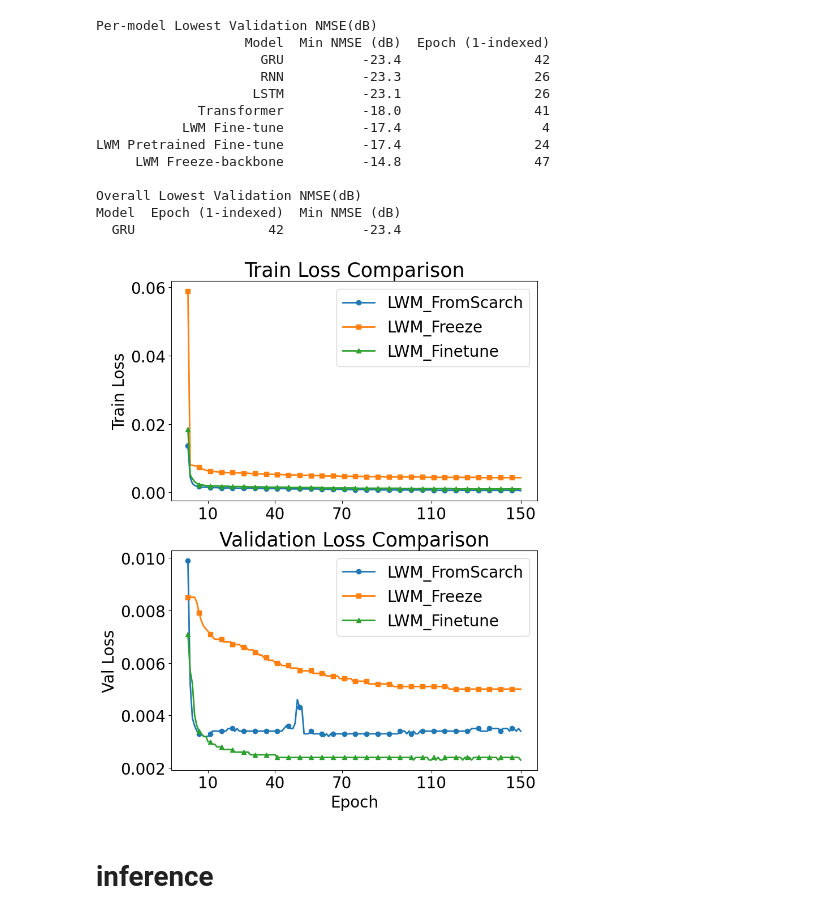
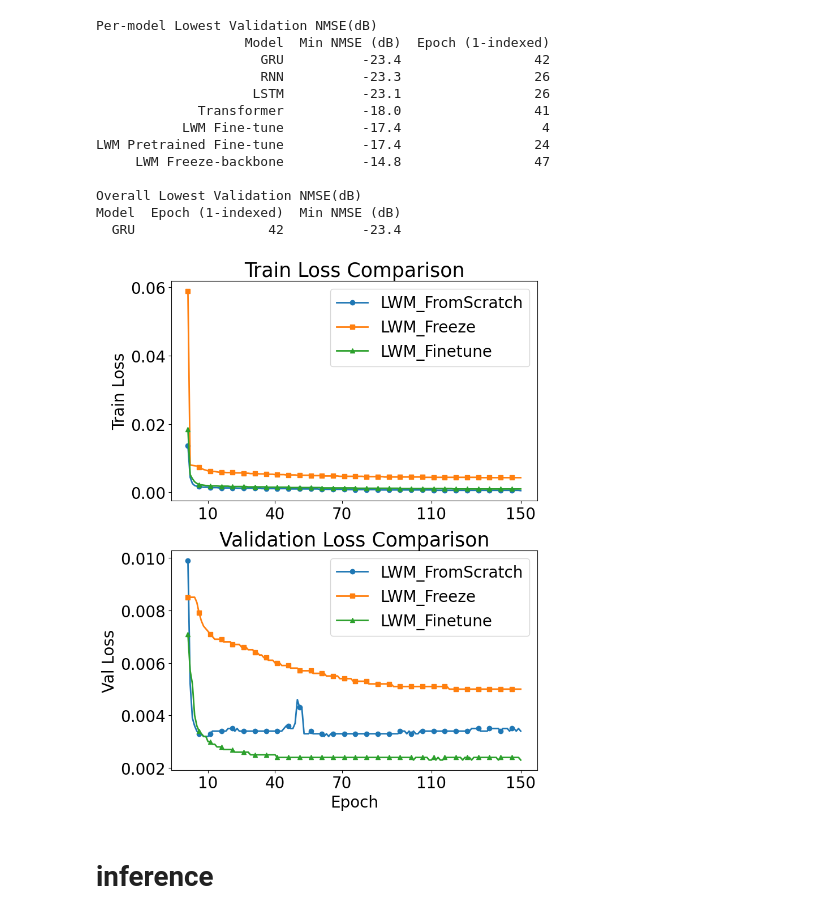
Before and after one commit to yuknow01/LWM, a Jupyter notebook: visualization6_final.ipynb, the cells around one changed output. Drawn from its saved outputs; the diff is of its cells as text; code cells hidden in the pictures.

```diff
--- a/visualization6_final.ipynb
+++ b/visualization6_final.ipynb
@@ -380,7 +380,7 @@ epochs = list(range(1, 151))
 
 # Combined metrics for each model including train_loss
 metrics = {
-    'LWM_FromScrach': {
+    'LWM_FromScratch': {
         'train_loss': [
             0.0144, 0.0043, 0.0027, 0.0021, 0.0018, 0.0017, 0.0016, 0.0015, 0.0015, 0.0014,
             0.0014, 0.0014, 0.0014, 0.0013, 0.0013, 0.0013, 0.0013, 0.0013, 0.0012, 0.0012,
@@ -1001,7 +1001,7 @@ epochs = list(range(1, 151))
 
 # Combined metrics for each model including train_loss
 metrics = {
-    'LWM_FromScarch': {
+    'LWM_FromScratch': {
         'train_loss': [
             0.0137, 0.0044, 0.0026, 0.0020, 0.0018, 0.0017, 0.0016, 0.0015, 0.0015, 0.0015,
             0.0014, 0.0014, 0.0014, 0.0014, 0.0013, 0.0013, 0.0013, 0.0013, 0.0013, 0.0013,
@@ -1128,34 +1128,34 @@ legend_fontsize = 20
 fig, axes = plt.subplots(2, 1, figsize=(8, 10), sharex=True)
 
 # Train Loss
 axes[0].set_title('Train Loss Comparison', fontsize=title_fontsize)
 for (name, m), marker in zip(metrics.items(), markers):
     axes[0].plot(epochs, m['train_loss'], label=name, lw=2, marker=marker, markevery=5)
 axes[0].set_ylabel('Train Loss', fontsize=label_fontsize)
 axes[0].legend(fontsize=legend_fontsize)
 axes[0].tick_params(axis='both', labelsize=label_fontsize)
 
 # Validation Loss
 axes[1].set_title('Validation Loss Comparison', fontsize=title_fontsize)
 for (name, m), marker in zip(metrics.items(), markers):
     axes[1].plot(epochs, m['val_loss'], label=name, lw=2, marker=marker, markevery=5)
 axes[1].set_ylabel('Val Loss', fontsize=label_fontsize)
 axes[1].legend(fontsize=legend_fontsize)
 axes[1].tick_params(axis='both', labelsize=label_fontsize)
 
 
 # X-axis settings for all subplots
 for ax in axes:
     ax.set_xticks([10, 40, 70, 110, 150])
     ax.tick_params(axis='x', which='both', labelbottom=True)
 
 # Only bottom subplot has the x-axis label
 axes[-1].set_xlabel('Epoch', fontsize=label_fontsize)
 
 plt.tight_layout()
 plt.show()
 # %% [output]
-[figure, old version]
+[figure, new version]
 # %% [markdown]
 # inference
 # %%
```
Also changed, not shown: parts of 1 cell of this notebook, 2 other files.
